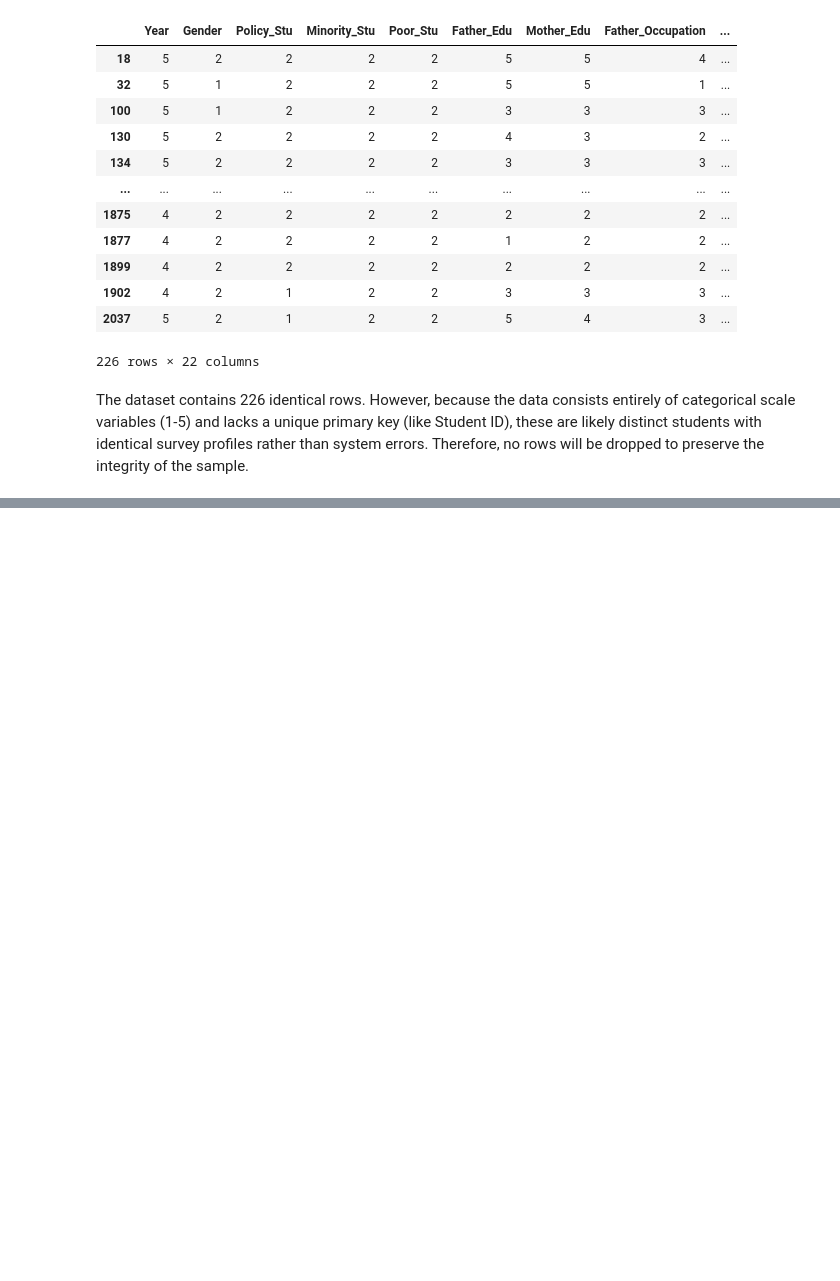
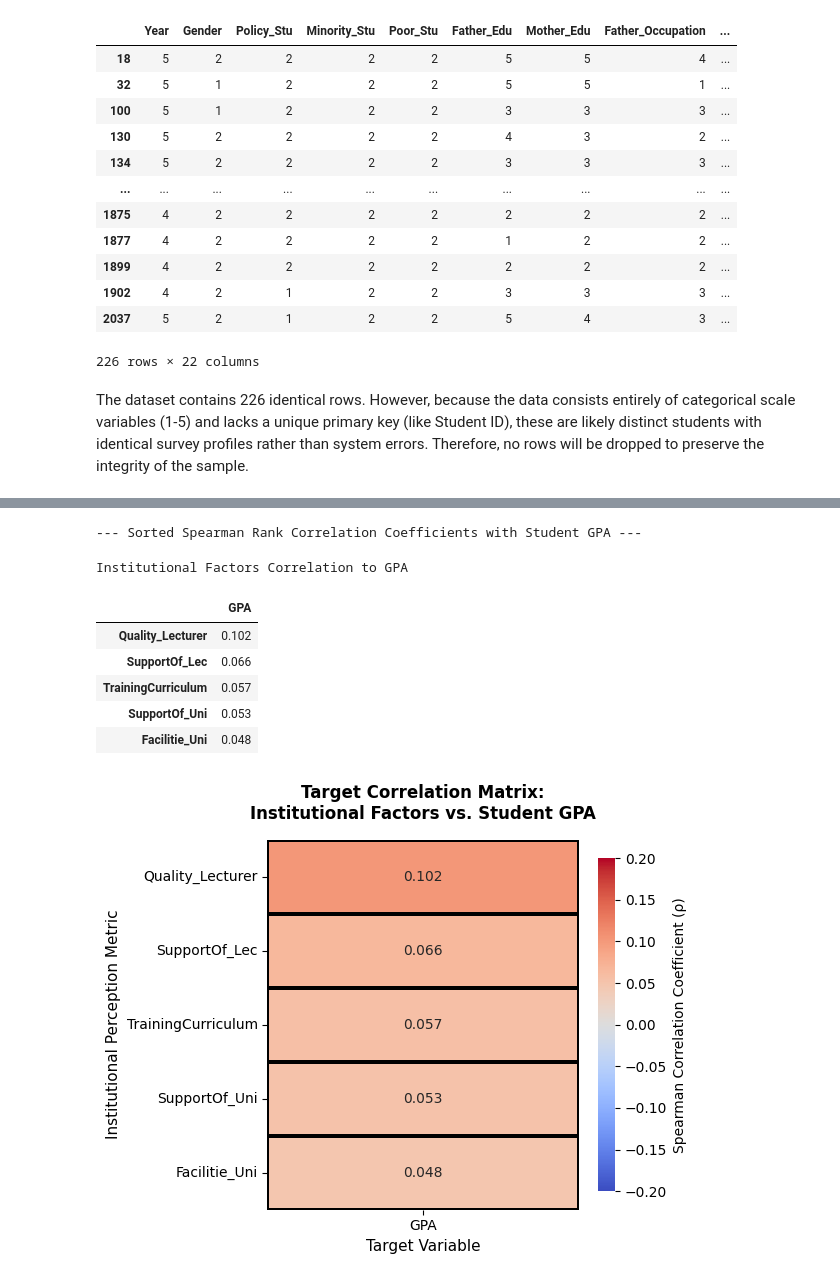
Before and after one commit to axlndy/cbsweg2-cbadvai-cbdatsi-project, a Jupyter notebook: notebooks/01_eda.ipynb, the cells around one changed output, grey strips where cells are left out. Cells and saved outputs as stored; diff of their text form; code cells hidden in the pictures; blank space fills up the shorter version.

```diff
--- a/notebooks/01_eda.ipynb
+++ b/notebooks/01_eda.ipynb
@@ -444,0 +435,45 @@ Passing `palette` without assigning `hue` is deprecated and will be removed in v
+# %%
+# --- 1. DATA PREPARATION & BASELINE EXTRACTION ---
+inst_cols = ['SupportOf_Uni', 'SupportOf_Lec', 'Facilitie_Uni', 'Quality_Lecturer', 'TrainingCurriculum', 'GPA']
+
+# Compute the global Spearman rank correlation matrix
+inst_corr = df[inst_cols].corr(method='spearman')
+
+# Isolate ONLY the relationship with GPA and sort from strongest to weakest connection
+gpa_corr_focused = inst_corr[['GPA']].drop('GPA').sort_values(by='GPA', ascending=False)
+
+# --- 2. TABLE OF VALUES ---
+print("--- Sorted Spearman Rank Correlation Coefficients with Student GPA ---")
+display(gpa_corr_focused.style.format(precision=3).set_caption("Institutional Factors Correlation to GPA"))
+
+# --- 3. TARGET-FOCUSED HEATMAP ---
+plt.figure(figsize=(6, 5))
+
+sns.heatmap(
+    gpa_corr_focused,
+    annot=True,
+    cmap='coolwarm',
+    fmt=".3f",
+    vmin=-0.2, vmax=0.2,
+    linewidths=1.5,
+    linecolor='black',
+    cbar_kws={"label": "Spearman Correlation Coefficient (ρ)", "shrink": 0.9}
+)
+
+plt.title('Target Correlation Matrix:\nInstitutional Factors vs. Student GPA', fontsize=12, fontweight='bold', pad=15)
+plt.ylabel('Institutional Perception Metric', fontsize=11)
+plt.xlabel('Target Variable', fontsize=11)
+plt.xticks([0.5], ['GPA'])
+
+plt.tight_layout()
+plt.show()
+# %% [output]
+--- Sorted Spearman Rank Correlation Coefficients with Student GPA ---
+Institutional Factors Correlation to GPA
+|  | GPA |
+| Quality_Lecturer | 0.102 |
+| SupportOf_Lec | 0.066 |
+| TrainingCurriculum | 0.057 |
+| SupportOf_Uni | 0.053 |
+| Facilitie_Uni | 0.048 |
+[figure, added]
```
Also changed, not shown: parts of 28 cells of this notebook.
